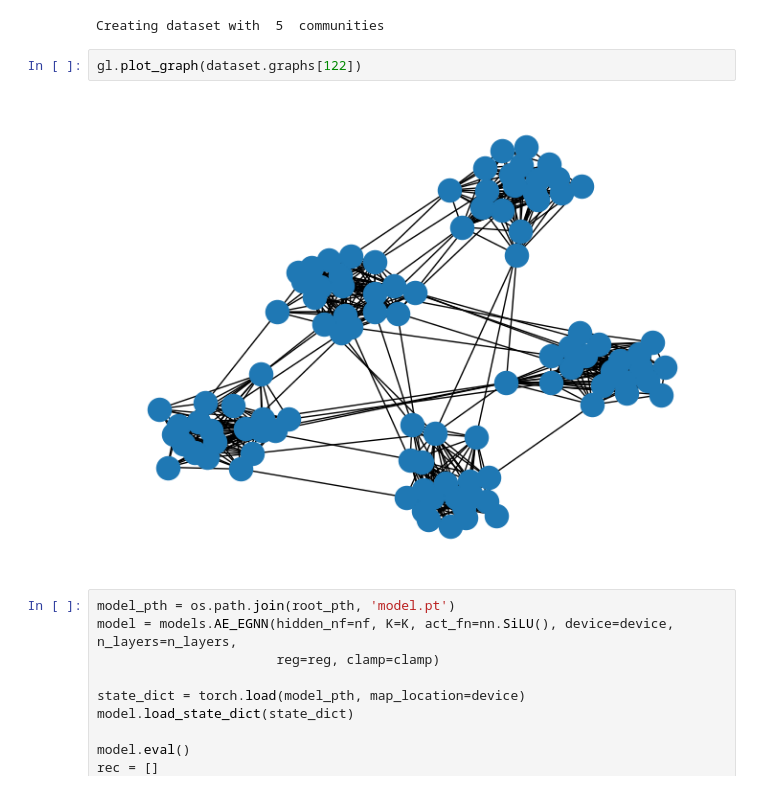
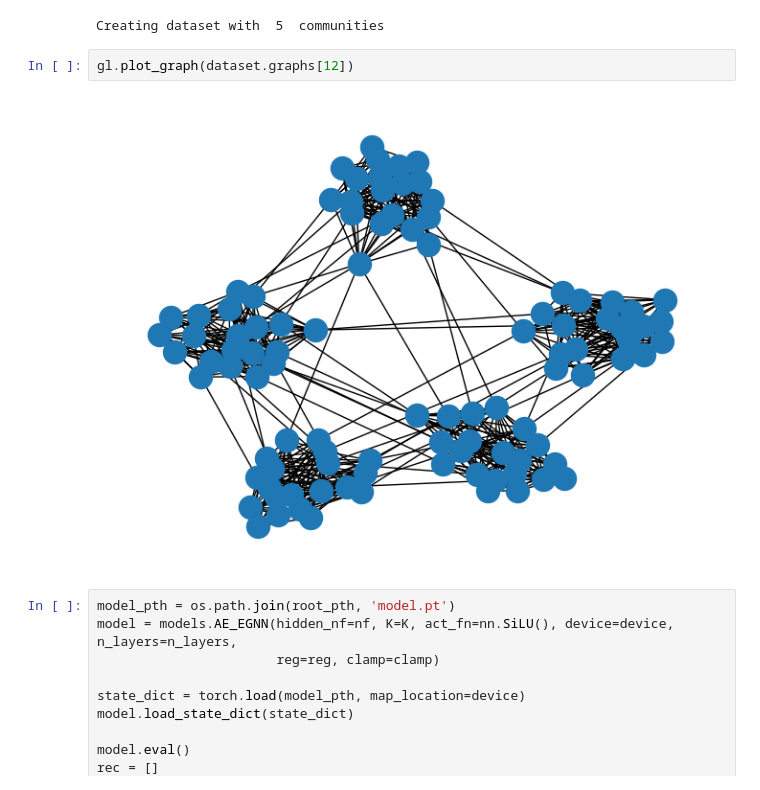
Before and after one commit to marianaw/egnn, a Jupyter notebook: notebooks/explore_trained_models-spetre_utils.ipynb, the cells around one changed output. Cells and saved outputs as stored; diff of their text form.

```diff
--- a/notebooks/explore_trained_models-spetre_utils.ipynb
+++ b/notebooks/explore_trained_models-spetre_utils.ipynb
@@ -85,9 +85,9 @@ test_loader = Dataloader(dataset, batch_size=1, shuffle=False)
 # %% [output]
 Creating dataset with  5  communities
 # %%
-gl.plot_graph(dataset.graphs[122])
+gl.plot_graph(dataset.graphs[12])
 # %% [output]
-[figure, old version]
+[figure, new version]
 # %%
 model_pth = os.path.join(root_pth, 'model.pt')
 model = models.AE_EGNN(hidden_nf=nf, K=K, act_fn=nn.SiLU(), device=device, n_layers=n_layers,
```
Also changed, not shown: parts of 17 cells of this notebook, 5 other files.
